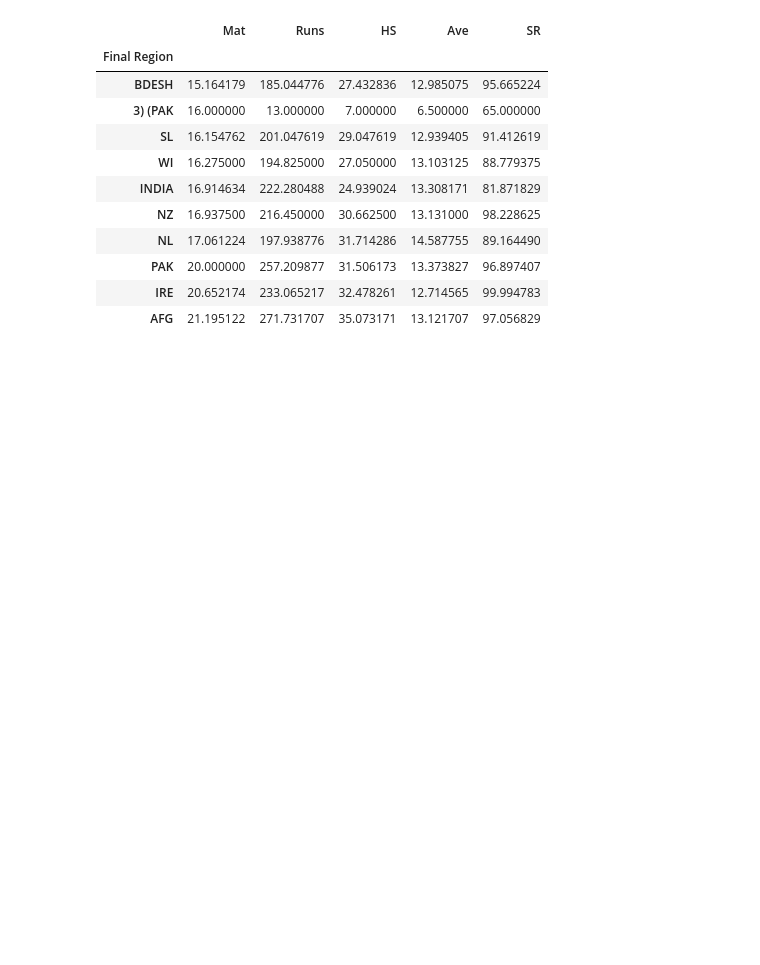
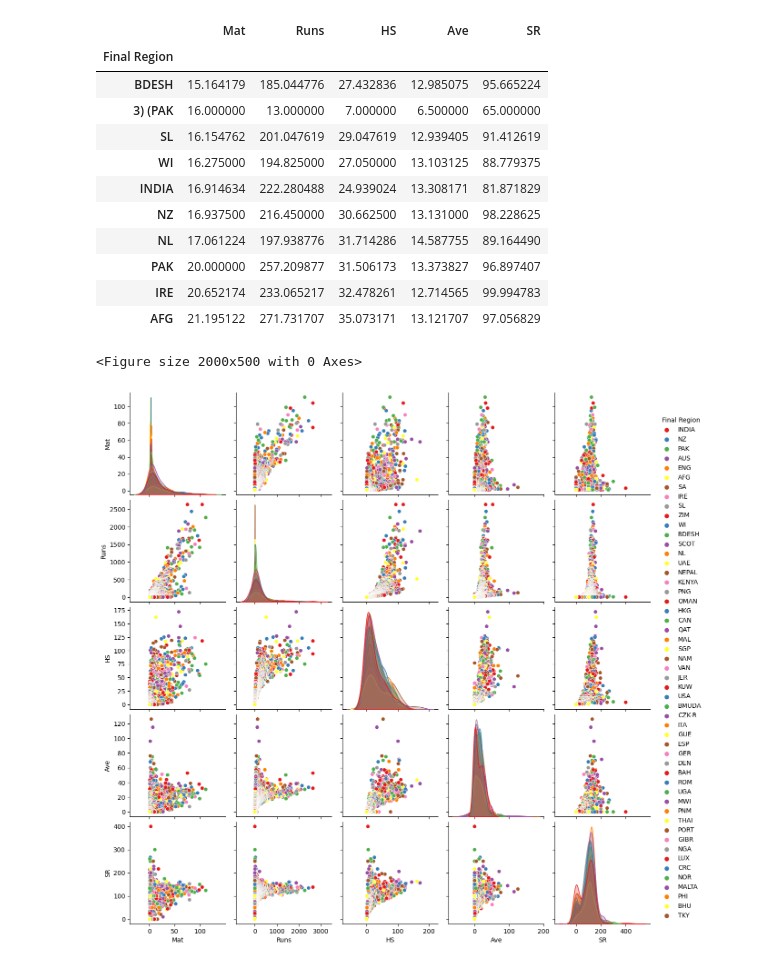
Before and after one commit to harshvs23/sports-_mine_visualization_part, a Jupyter notebook: batting_t20.ipynb, the cells around one changed output. Saved outputs shown, nothing was run; the diff lists cells and outputs as text; code cells hidden in the pictures; blank space fills up the shorter version.

```diff
--- a/batting_t20.ipynb
+++ b/batting_t20.ipynb
@@ -415,3 +415,11 @@ px.bar(t20, x="Final Region", y="HS", color="Final Region", title="Matches playe
 # %%
 px.pie(t20, values='HS', names='Final Region', title='Region Wise High Score',
         color_discrete_sequence=px.colors.sequential.RdBu, width=800, height=800)
+# %%
+plt.figure(figsize=(20,5))
+sns.pairplot(t20, hue='Final Region', palette='Set1')
+# SAVE IT
+plt.savefig('static/batting_t20/pairplot.png', bbox_inches='tight')
+# %% [output]
+<Figure size 2000x500 with 0 Axes>
+[figure, added]
```
Also changed, not shown: parts of 3 cells of this notebook, 9 other files.
